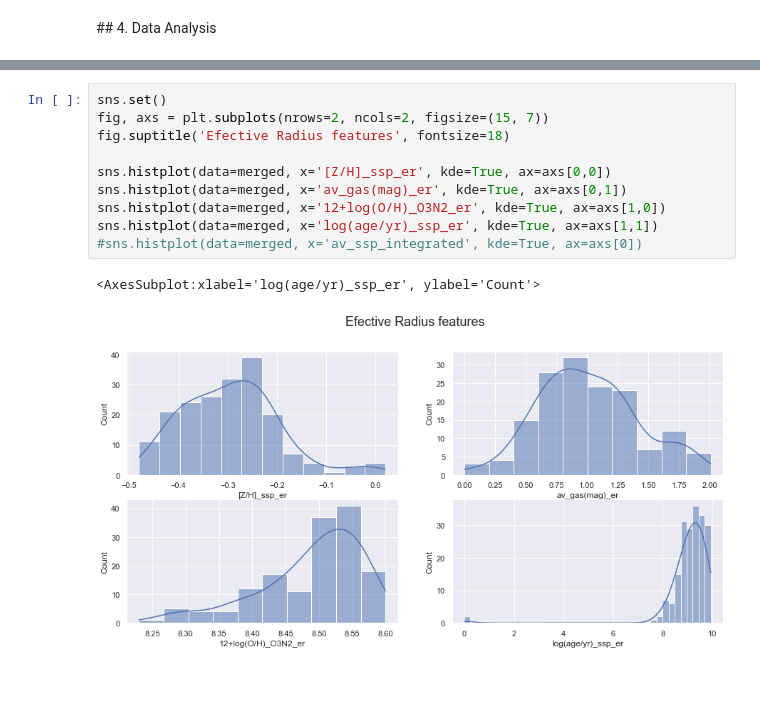
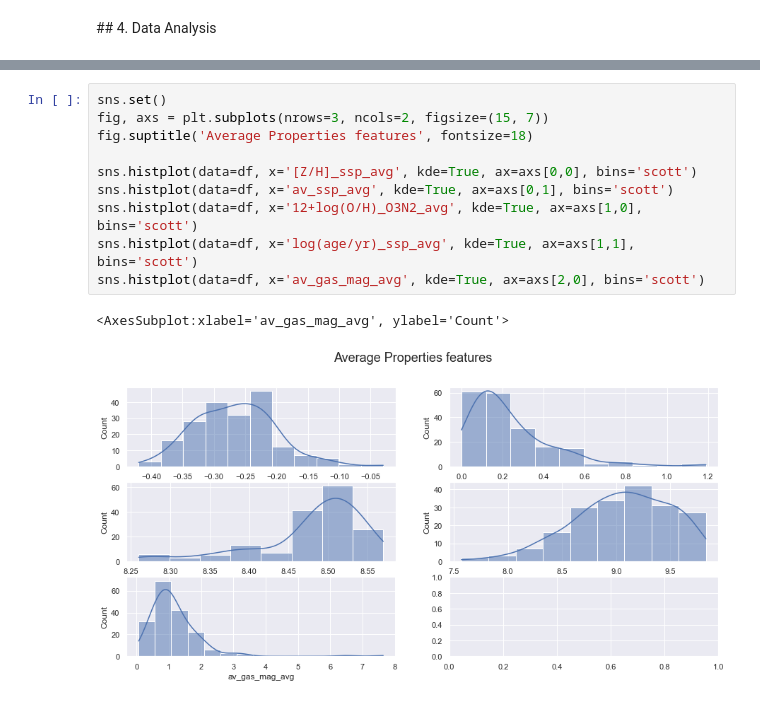
Before and after one commit to nestornav/astroestadistica_2022, a Jupyter notebook: notebooks/pipe3d_data_analysis.ipynb, the cells around one changed output, grey strips where cells are left out. Saved outputs shown, nothing was run; the diff lists cells and outputs as text.

```diff
--- a/notebooks/pipe3d_data_analysis.ipynb
+++ b/notebooks/pipe3d_data_analysis.ipynb
@@ -253,13 +243,13 @@ sns.histplot(data=merged, x='av_gas_mag_avg', kde=True, ax=axs[2,0])
-# %%
-sns.set()
-fig, axs = plt.subplots(nrows=2, ncols=2, figsize=(15, 7))
-fig.suptitle('Efective Radius features', fontsize=18)
-
-sns.histplot(data=merged, x='[Z/H]_ssp_er', kde=True, ax=axs[0,0])
-sns.histplot(data=merged, x='av_gas(mag)_er', kde=True, ax=axs[0,1])
-sns.histplot(data=merged, x='12+log(O/H)_O3N2_er', kde=True, ax=axs[1,0])
-sns.histplot(data=merged, x='log(age/yr)_ssp_er', kde=True, ax=axs[1,1])
-#sns.histplot(data=merged, x='av_ssp_integrated', kde=True, ax=axs[0])
-# %% [output]
-<AxesSubplot:xlabel='log(age/yr)_ssp_er', ylabel='Count'>
-[figure, removed]
+# %%
+sns.set()
+fig, axs = plt.subplots(nrows=3, ncols=2, figsize=(15, 7))
+fig.suptitle('Average Properties features', fontsize=18)
+
+sns.histplot(data=df, x='[Z/H]_ssp_avg', kde=True, ax=axs[0,0], bins='scott')
+sns.histplot(data=df, x='av_ssp_avg', kde=True, ax=axs[0,1], bins='scott')
+sns.histplot(data=df, x='12+log(O/H)_O3N2_avg', kde=True, ax=axs[1,0], bins='scott')
+sns.histplot(data=df, x='log(age/yr)_ssp_avg', kde=True, ax=axs[1,1], bins='scott')
+sns.histplot(data=df, x='av_gas_mag_avg', kde=True, ax=axs[2,0], bins='scott')
+# %% [output]
+<AxesSubplot:xlabel='av_gas_mag_avg', ylabel='Count'>
+[figure, added]
```
Also changed, not shown: parts of 13 cells of this notebook.
